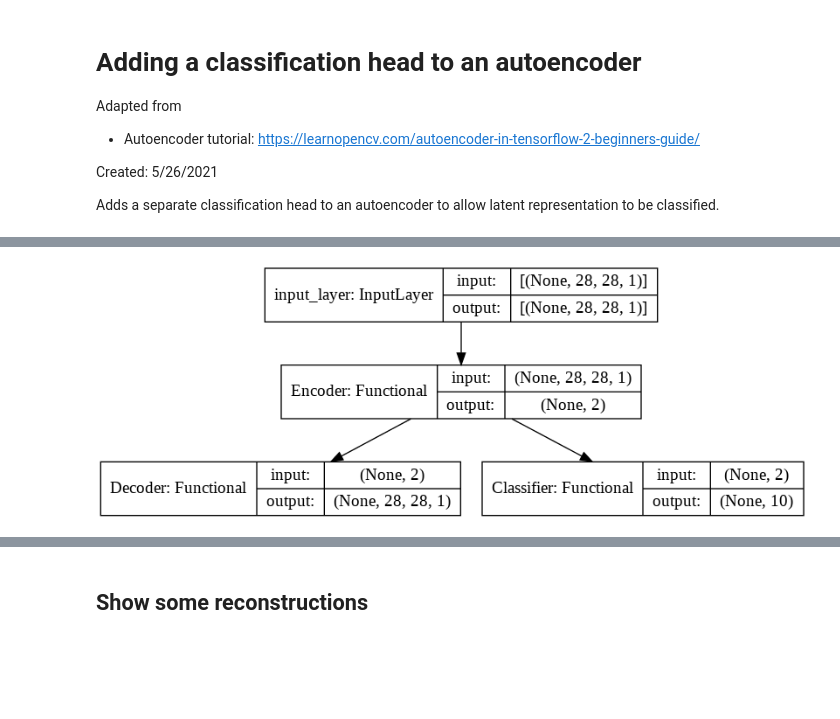
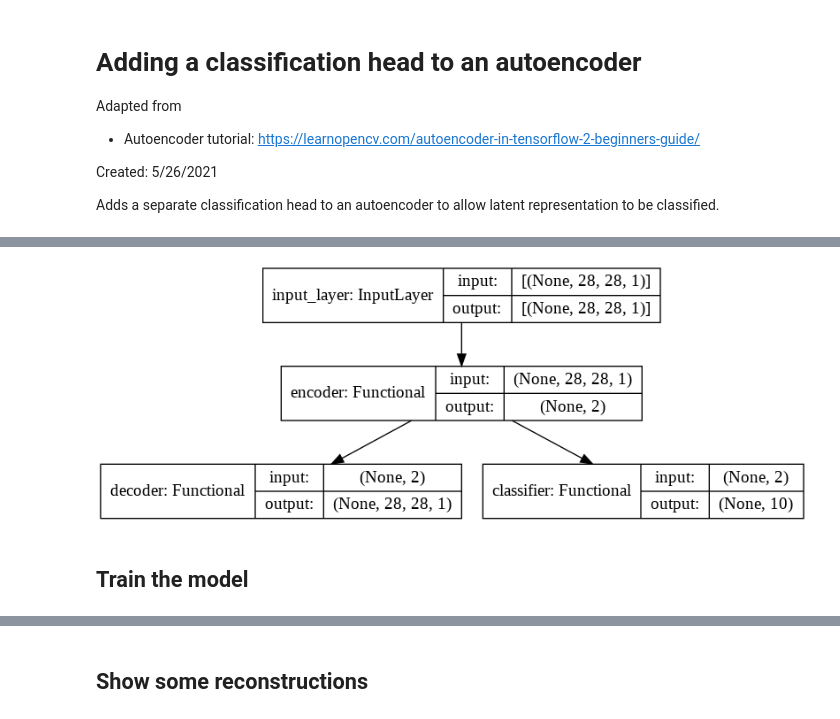
Before and after one commit to scottspurlock/noisy_labels, a Jupyter notebook: autoencoder_classifier.ipynb, the cells around one changed output, grey strips where cells are left out. Cells and saved outputs as stored; diff of their text form; code cells hidden in the pictures; blank space fills up the shorter version.

```diff
--- a/autoencoder_classifier.ipynb
+++ b/autoencoder_classifier.ipynb
@@ -107,35 +103,0 @@ def encoder(input_encoder):
-# %%
-def decoder(input_decoder):
-    # Initial Block
-    inputs = keras.Input(shape=input_decoder, name='input_layer')
-    x = layers.Dense(3136, name='dense_1')(inputs)
-    x = tf.reshape(x, [-1, 7, 7, 64], name='Reshape_Layer')
-
-    # Block 1
-    x = layers.Conv2DTranspose(64, 3, strides= 1, padding='same',name='conv_transpose_1')(x)
-    x = layers.BatchNormalization(name='bn_1')(x)
-    x = layers.LeakyReLU(name='lrelu_1')(x)
-
-    # Block 2
-    x = layers.Conv2DTranspose(64, 3, strides= 2, padding='same', name='conv_transpose_2')(x)
-    x = layers.BatchNormalization(name='bn_2')(x)
-    x = layers.LeakyReLU(name='lrelu_2')(x)
-
-    # Block 3
-    x = layers.Conv2DTranspose(32, 3, 2, padding='same', name='conv_transpose_3')(x)
-    x = layers.BatchNormalization(name='bn_3')(x)
-    x = layers.LeakyReLU(name='lrelu_3')(x)
-
-    # Block 4
-    outputs = layers.Conv2DTranspose(1, 3, 1,padding='same', activation='sigmoid', name='recon_out')(x)
-    model = tf.keras.Model(inputs, outputs, name="Decoder")
-    return model
-# %%
-def classifier(input_classifier):
-    inputs = keras.Input(shape=input_classifier, name='input_layer')
-    x = layers.Dense(100, name='dense_1', activation='relu')(inputs)
-    x = layers.Dense(100, name='dense_2', activation='relu')(x)
-    outp = layers.Dense(num_classes, activation="softmax", name='classifier_out')(x)
-    model = tf.keras.Model(inputs, outp, name="Classifier")
-
-    return model
@@ -206,14 +104,20 @@ _________________________________________________________________
 # %%
 inputs = keras.Input(shape=input_shape, name='input_layer')
 
+enc = encoder(input_shape)
+dec = decoder()
+clf = classifier()
+
 model = tf.keras.Model(
 			inputs=inputs,
-			outputs=[dec(enc(inputs)), cls(enc(inputs))],
-			name="autoclassnet")
+			outputs=[dec(enc(inputs)), clf(enc(inputs))],
+			name="baseline")
 
 # plot the autoencoder
 tf.keras.utils.plot_model(model, 'autoencoder_classifier.png', show_shapes=True)
 # %% [output]
-[figure, old version]
+[figure, new version]
+# %% [markdown]
+## Train the model
 # %%
 losses = {
```
Also changed, not shown: parts of 25 cells of this notebook.
